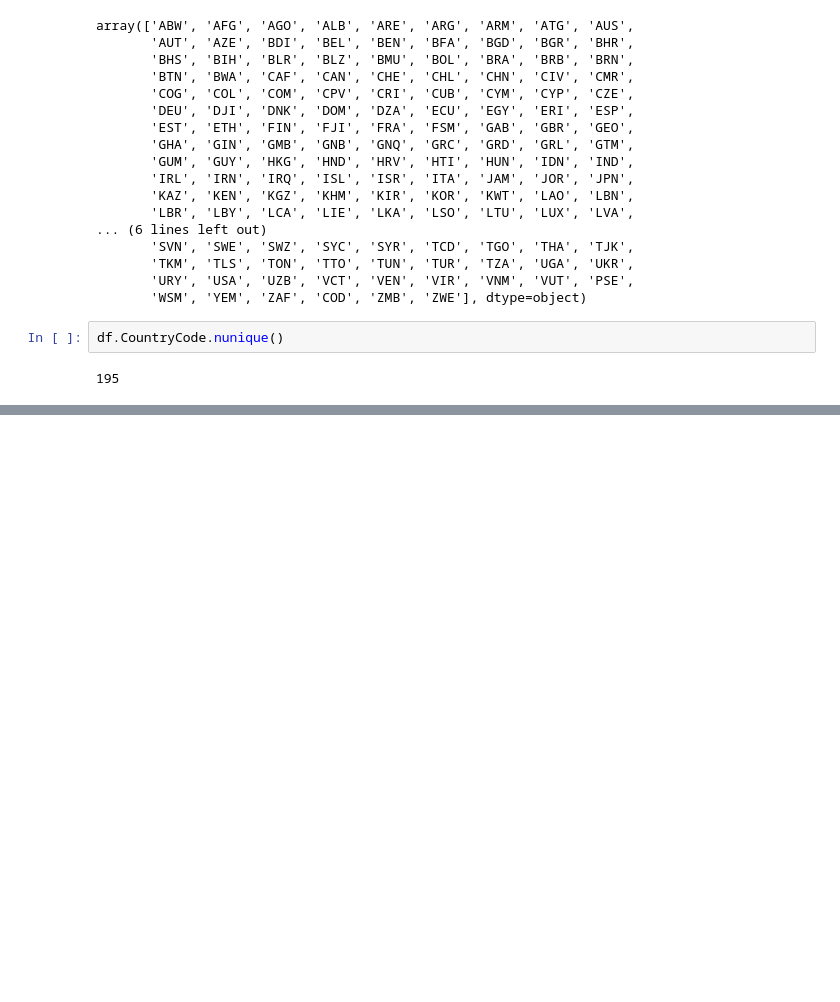
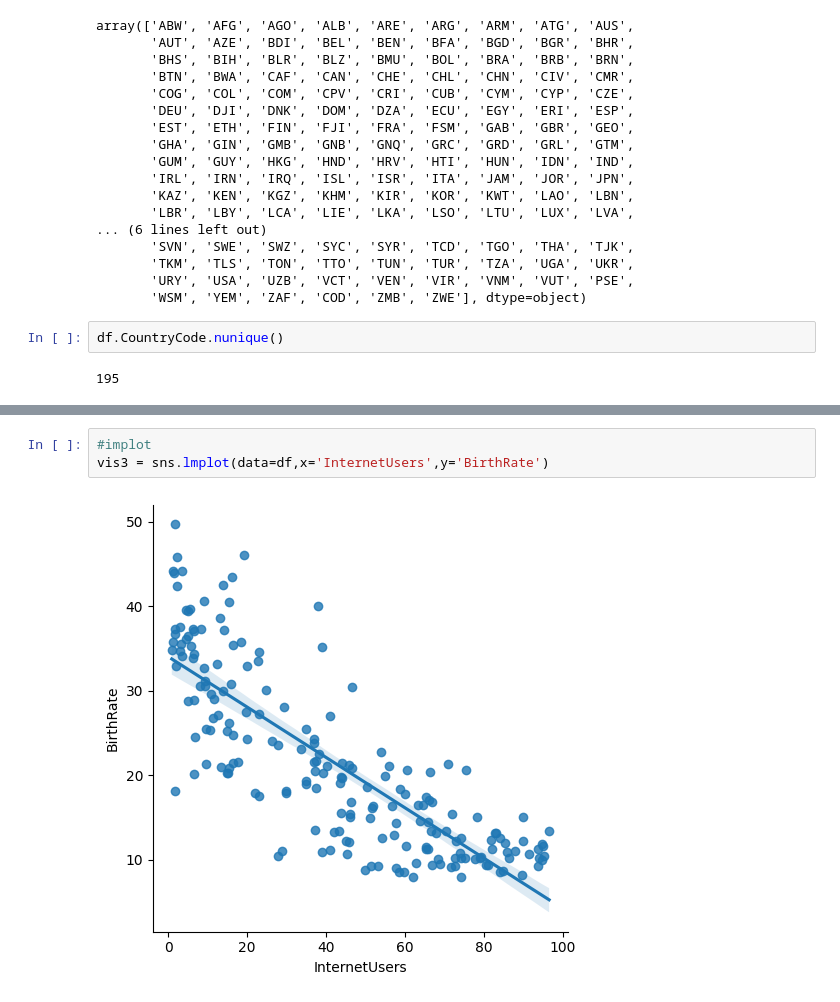
Before and after one commit to codebyALEEM/6_months_bootcamp__Agentic-AI-FSDS-ML-and-Python, a Jupyter notebook: P_Pandas_ALEEM.ipynb, the cells around one changed output, grey strips where cells are left out. Cells and saved outputs as stored; diff of their text form; blank space fills up the shorter version.

```diff
--- a/P_Pandas_ALEEM.ipynb
+++ b/P_Pandas_ALEEM.ipynb
@@ -499,0 +544,5 @@ df.CountryCode.nunique()
+# %%
+#implot
+vis3 = sns.lmplot(data=df,x='InternetUsers',y='BirthRate')
+# %% [output]
+[figure, added]
```
Also changed, not shown: parts of 10 cells of this notebook.
